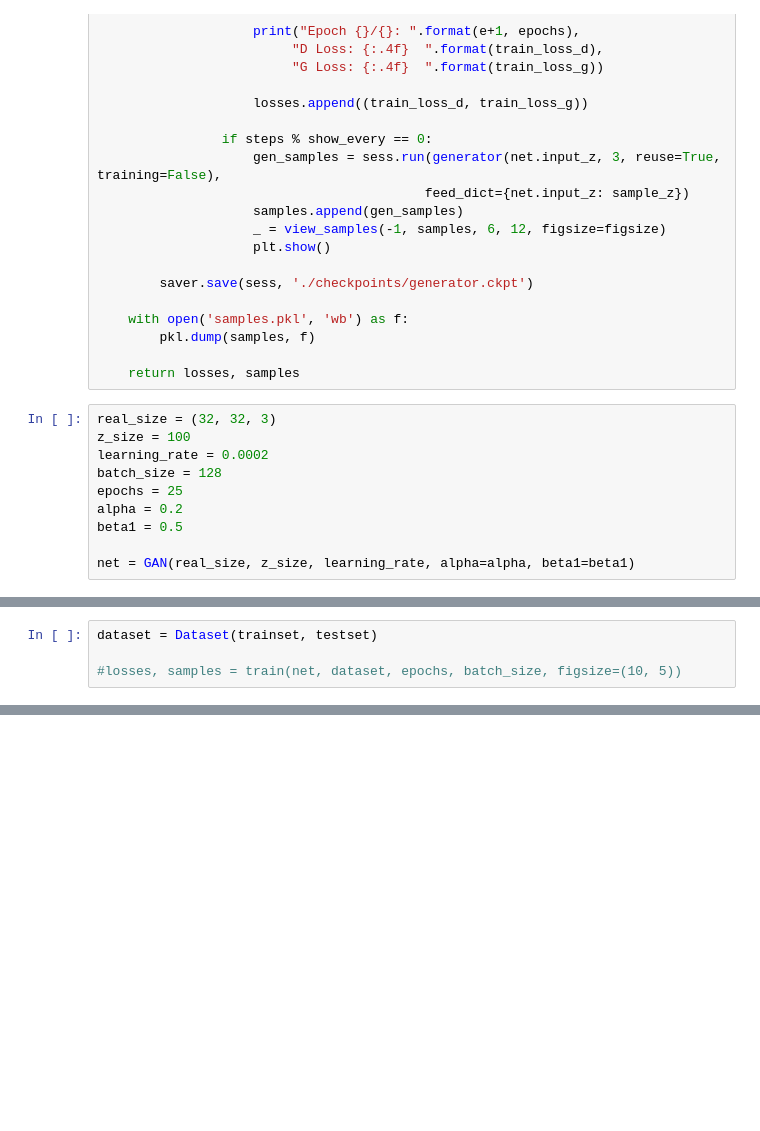
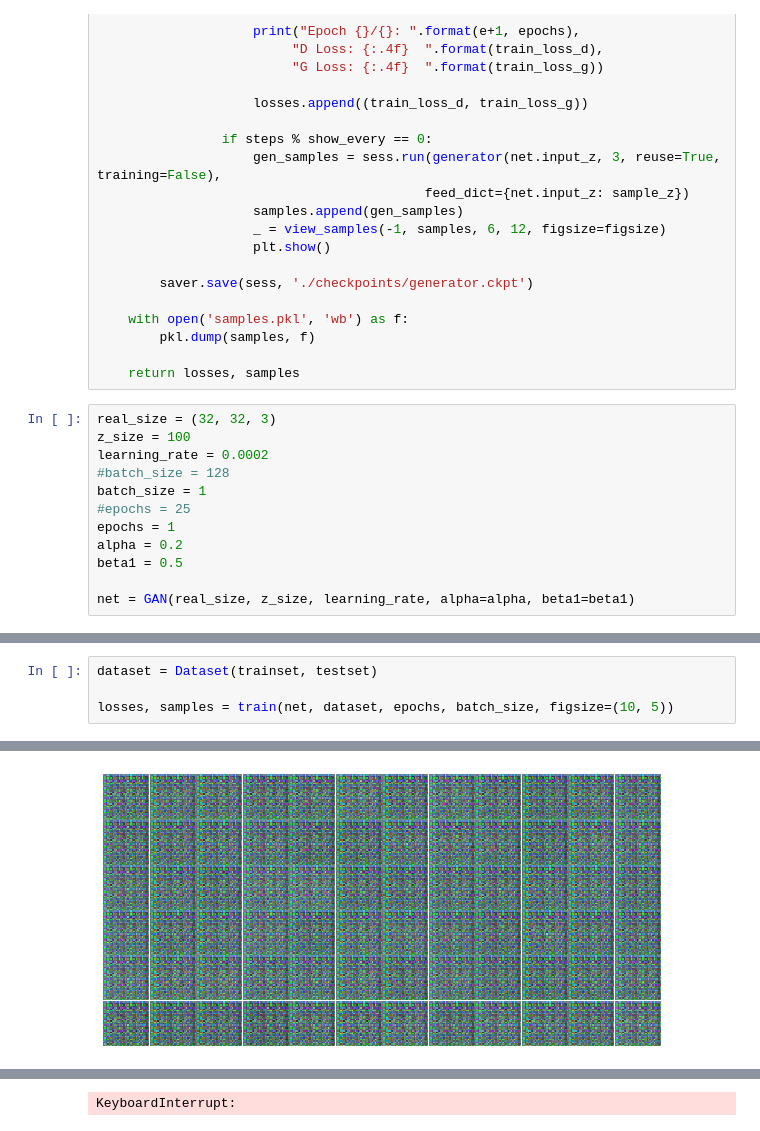
Before and after one commit to tayutaedomo/udemy-tensorflow-gan, a Jupyter notebook: DCGAN/section_6.ipynb, the cells around one changed output, grey strips where cells are left out. Drawn from its saved outputs; the diff is of its cells as text; blank space fills up the shorter version.

```diff
--- a/DCGAN/section_6.ipynb
+++ b/DCGAN/section_6.ipynb
@@ -206,8 +206,10 @@ def train(net, dataset, epochs, batch_size, print_every=10, show_every=100, figs
 real_size = (32, 32, 3)
 z_size = 100
 learning_rate = 0.0002
-batch_size = 128
-epochs = 25
+#batch_size = 128
+batch_size = 1
+#epochs = 25
+epochs = 1
 alpha = 0.2
 beta1 = 0.5
 
@@ -233,4 +235,5 @@ Use tf.where in 2.0, which has the same broadcast rule as np.where
 # %%
 dataset = Dataset(trainset, testset)
 
-#losses, samples = train(net, dataset, epochs, batch_size, figsize=(10, 5))
+losses, samples = train(net, dataset, epochs, batch_size, figsize=(10, 5))
+# %% [output]
@@ -236,0 +257 @@ dataset = Dataset(trainset, testset)
+[figure, added]
@@ -236,0 +260 @@ dataset = Dataset(trainset, testset)
+KeyboardInterrupt:
```
Also changed, not shown: parts of 4 cells of this notebook.
